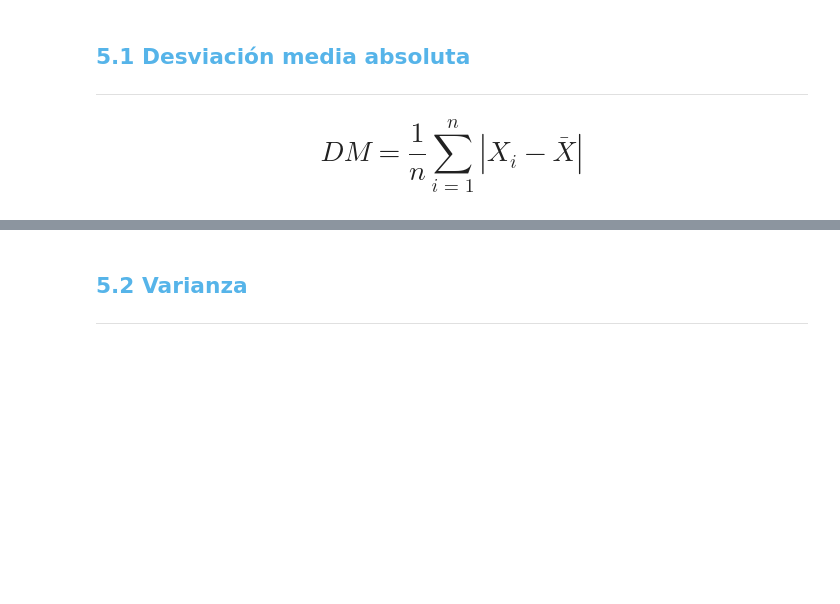
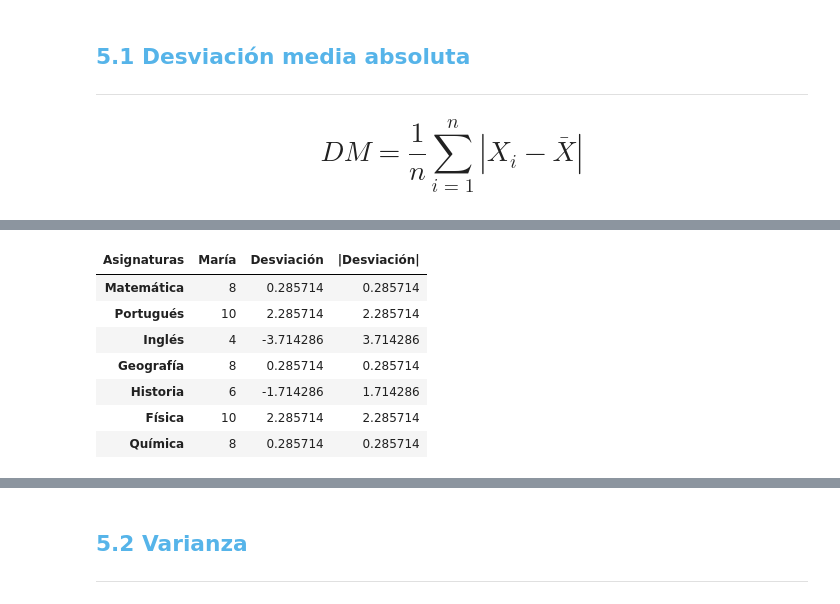
Before and after one commit to jaimesierrab/Challenge-Amigo-secreto, a Jupyter notebook: Copia_de_Curso_de_Estadística_con_Python_1.ipynb, the cells around one changed output, grey strips where cells are left out. Saved outputs shown, nothing was run; the diff lists cells and outputs as text; code cells hidden in the pictures; blank space fills up the shorter version.

```diff
--- a/Copia_de_Curso_de_Estadística_con_Python_1.ipynb
+++ b/Copia_de_Curso_de_Estadística_con_Python_1.ipynb
@@ -1370,0 +1382,3 @@ Aunque las medidas de tendencia central y de localización proporcionan un resum
+# %%
+notas_maria_dispersion = df[['María']]
+notas_maria_dispersion
@@ -1370,0 +1416,12 @@ Aunque las medidas de tendencia central y de localización proporcionan un resum
+# %%
+notas_maria_dispersion['|Desviación|'] = notas_maria_dispersion['Desviación'].abs()
+notas_maria_dispersion
+# %% [output]
+| Asignaturas | María | Desviación | |Desviación| |
+| Matemática | 8 | 0.285714 | 0.285714 |
+| Portugués | 10 | 2.285714 | 2.285714 |
+| Inglés | 4 | -3.714286 | 3.714286 |
+| Geografía | 8 | 0.285714 | 0.285714 |
+| Historia | 6 | -1.714286 | 1.714286 |
+| Física | 10 | 2.285714 | 2.285714 |
+| Química | 8 | 0.285714 | 0.285714 |
```
Also changed, not shown: parts of 24 cells of this notebook.
